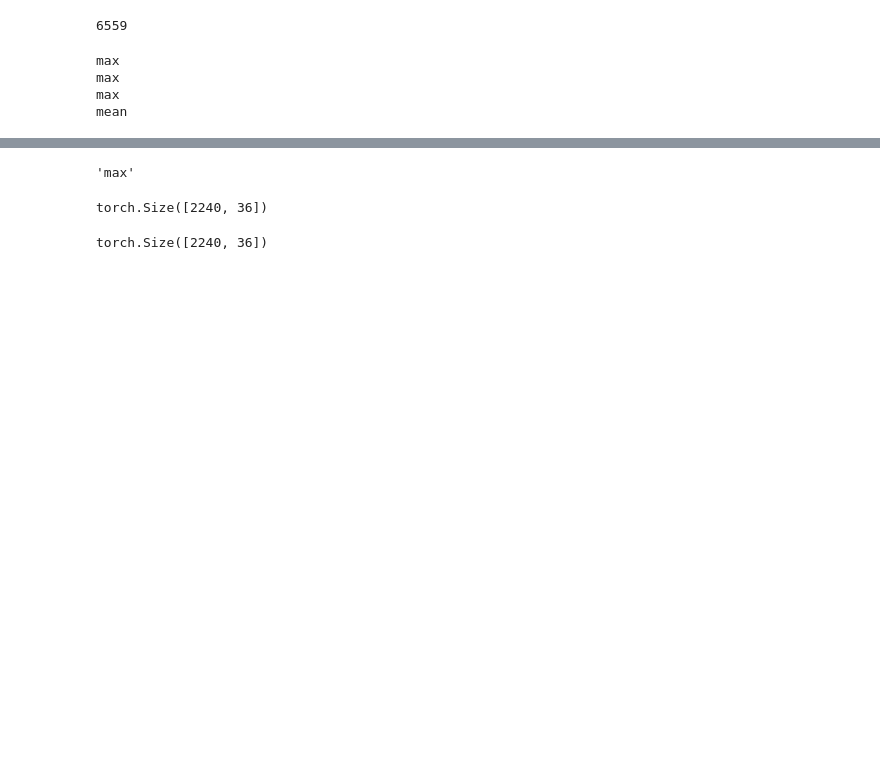
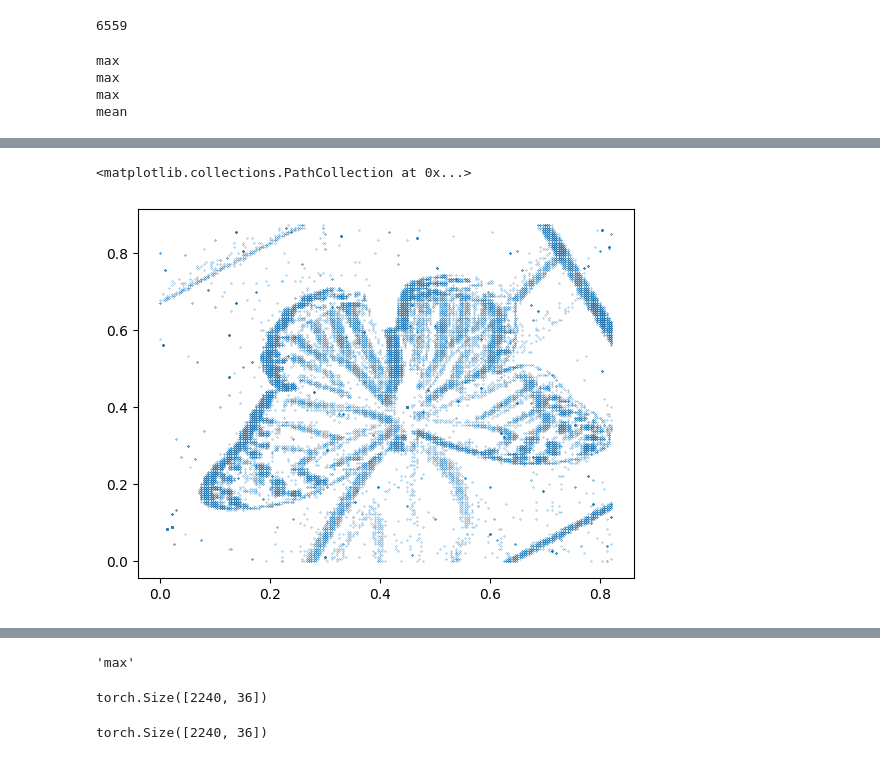
Before and after one commit to KevinHOARAU974/event_graph_aegnn, a Jupyter notebook: SparseYolox.ipynb, the cells around one changed output, grey strips where cells are left out. Cells and saved outputs as stored; diff of their text form; code cells hidden in the pictures; blank space fills up the shorter version.

```diff
--- a/SparseYolox.ipynb
+++ b/SparseYolox.ipynb
@@ -109,2 +95,0 @@ DataBatch(x=[372425, 36], y=[8], pos=[372425, 3], p=[8], bbox=[8, 6], bbox_batch
-# %%
-block = self.block_dagt[0]
@@ -136,0 +196,7 @@ UniformSampling()
+# %%
+idx = g.x == 1
+x, y = g.pos[idx[:, 0], 0].cpu().numpy(), g.pos[idx[:, 0], 1].cpu().numpy()
+plt.scatter(x, y, s=0.05)
+# %% [output]
+<matplotlib.collections.PathCollection at 0x...>
+[figure, added]
```
Also changed, not shown: parts of 36 cells of this notebook, 5 other files.
